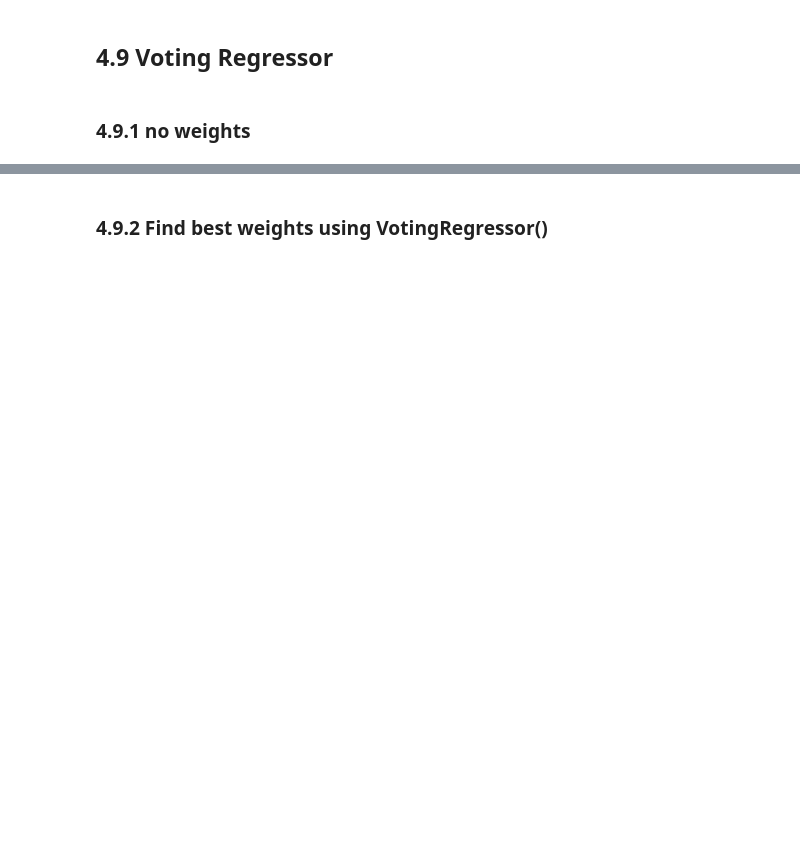
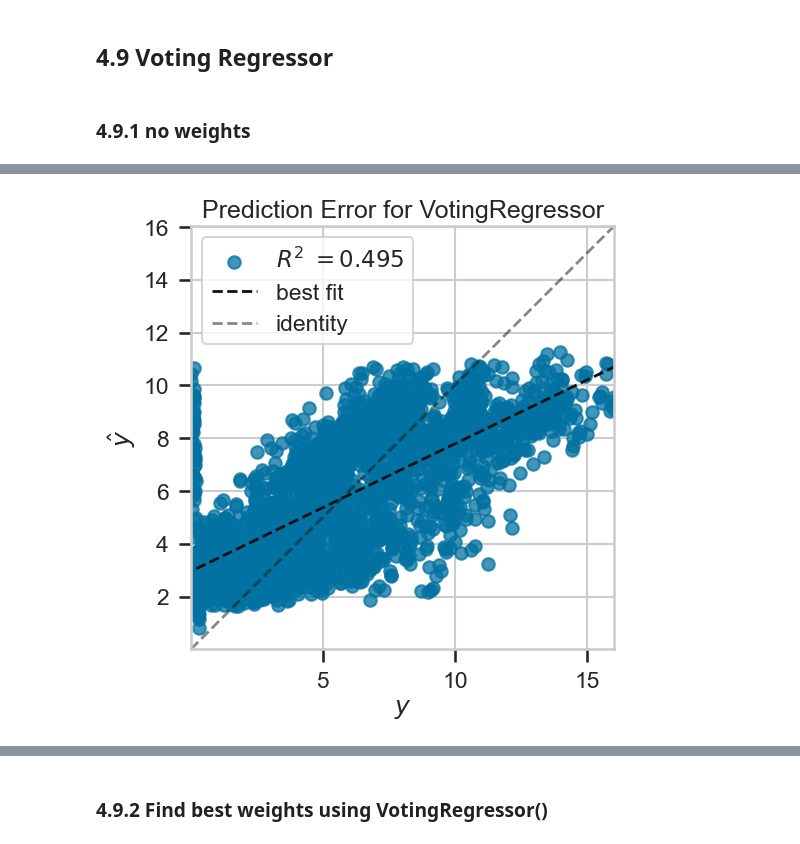
Before and after one commit to qq7933086/Laboratory_earthquake_time_prediction, a Jupyter notebook: Notebooks/04_preprocessing_and_training_Pycaret.ipynb, the cells around one changed output, grey strips where cells are left out. Saved outputs shown, nothing was run; the diff lists cells and outputs as text; code cells hidden in the pictures; blank space fills up the shorter version.

```diff
--- a/Notebooks/04_preprocessing_and_training_Pycaret.ipynb
+++ b/Notebooks/04_preprocessing_and_training_Pycaret.ipynb
@@ -365,0 +430,3 @@ plot_model(blender, plot='pipeline')
+# %%
+plot_model(blender, plot = 'error')
+# %% [output]
@@ -365,0 +434 @@ plot_model(blender, plot='pipeline')
+[figure, added]
```
Also changed, not shown: parts of 77 cells of this notebook.
